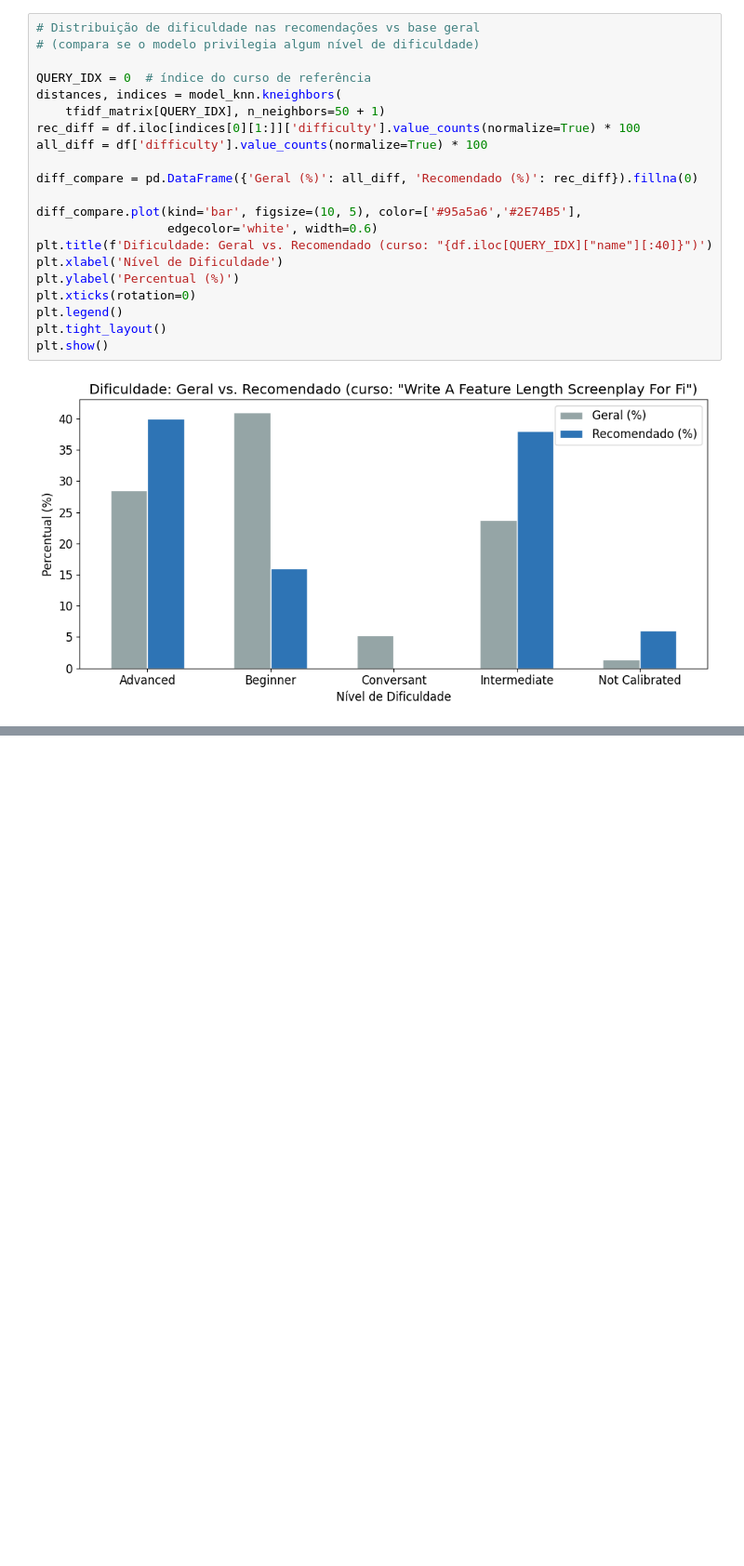
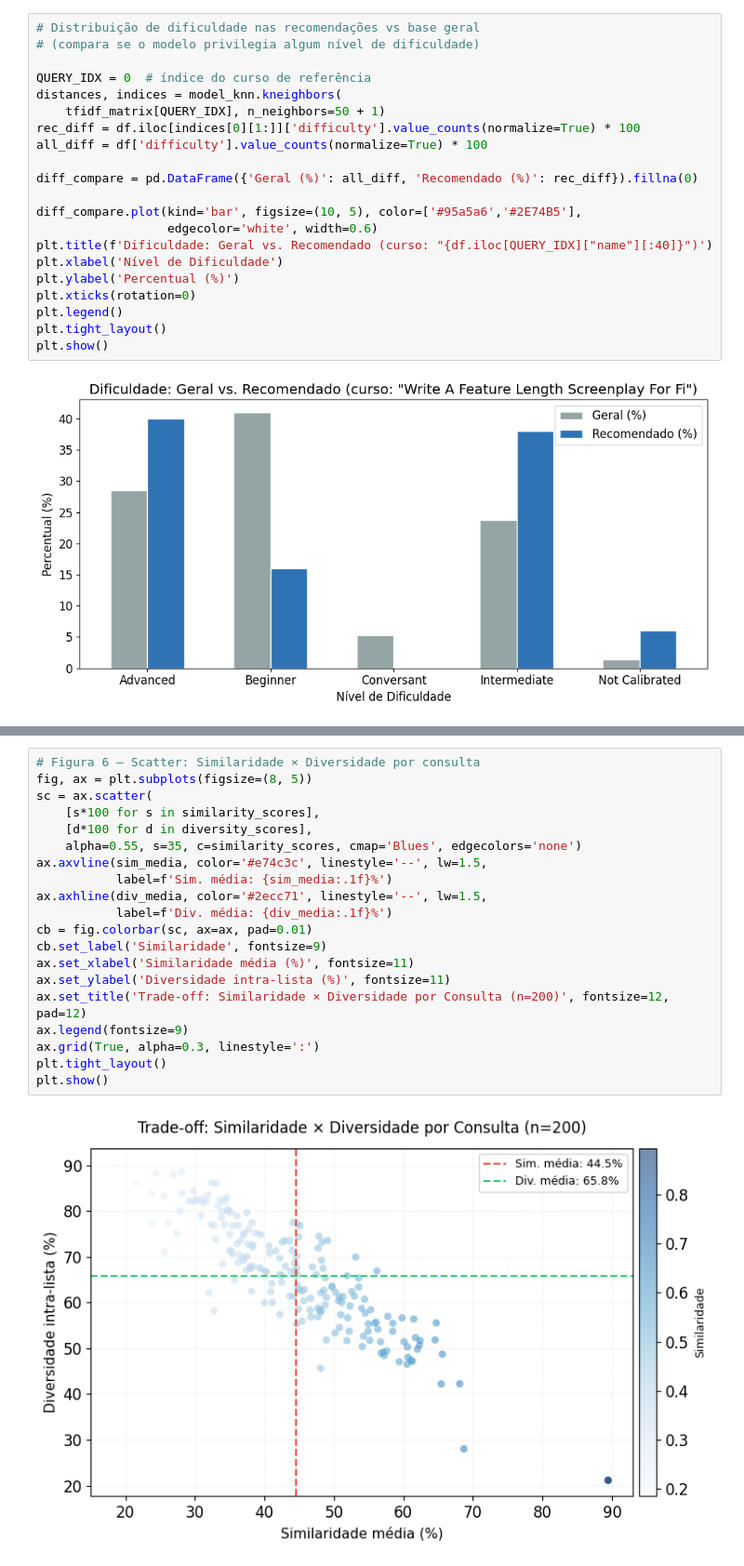
Before and after one commit to canasep/mackprojeto3, a Jupyter notebook: PROJETO_APLICADO_3.ipynb, the cells around one changed output, grey strips where cells are left out. Shown at 93% size. Cells and saved outputs as stored; diff of their text form; blank space fills up the shorter version.

```diff
--- a/PROJETO_APLICADO_3.ipynb
+++ b/PROJETO_APLICADO_3.ipynb
@@ -585,0 +589,22 @@ plt.show()
+# %%
+# Figura 6 — Scatter: Similaridade × Diversidade por consulta
+fig, ax = plt.subplots(figsize=(8, 5))
+sc = ax.scatter(
+    [s*100 for s in similarity_scores],
+    [d*100 for d in diversity_scores],
+    alpha=0.55, s=35, c=similarity_scores, cmap='Blues', edgecolors='none')
+ax.axvline(sim_media, color='#e74c3c', linestyle='--', lw=1.5,
+           label=f'Sim. média: {sim_media:.1f}%')
+ax.axhline(div_media, color='#2ecc71', linestyle='--', lw=1.5,
+           label=f'Div. média: {div_media:.1f}%')
+cb = fig.colorbar(sc, ax=ax, pad=0.01)
+cb.set_label('Similaridade', fontsize=9)
+ax.set_xlabel('Similaridade média (%)', fontsize=11)
+ax.set_ylabel('Diversidade intra-lista (%)', fontsize=11)
+ax.set_title('Trade-off: Similaridade × Diversidade por Consulta (n=200)', fontsize=12, pad=12)
+ax.legend(fontsize=9)
+ax.grid(True, alpha=0.3, linestyle=':')
+plt.tight_layout()
+plt.show()
+# %% [output]
+[figure, added]
```
Also changed, not shown: parts of 9 cells of this notebook.
